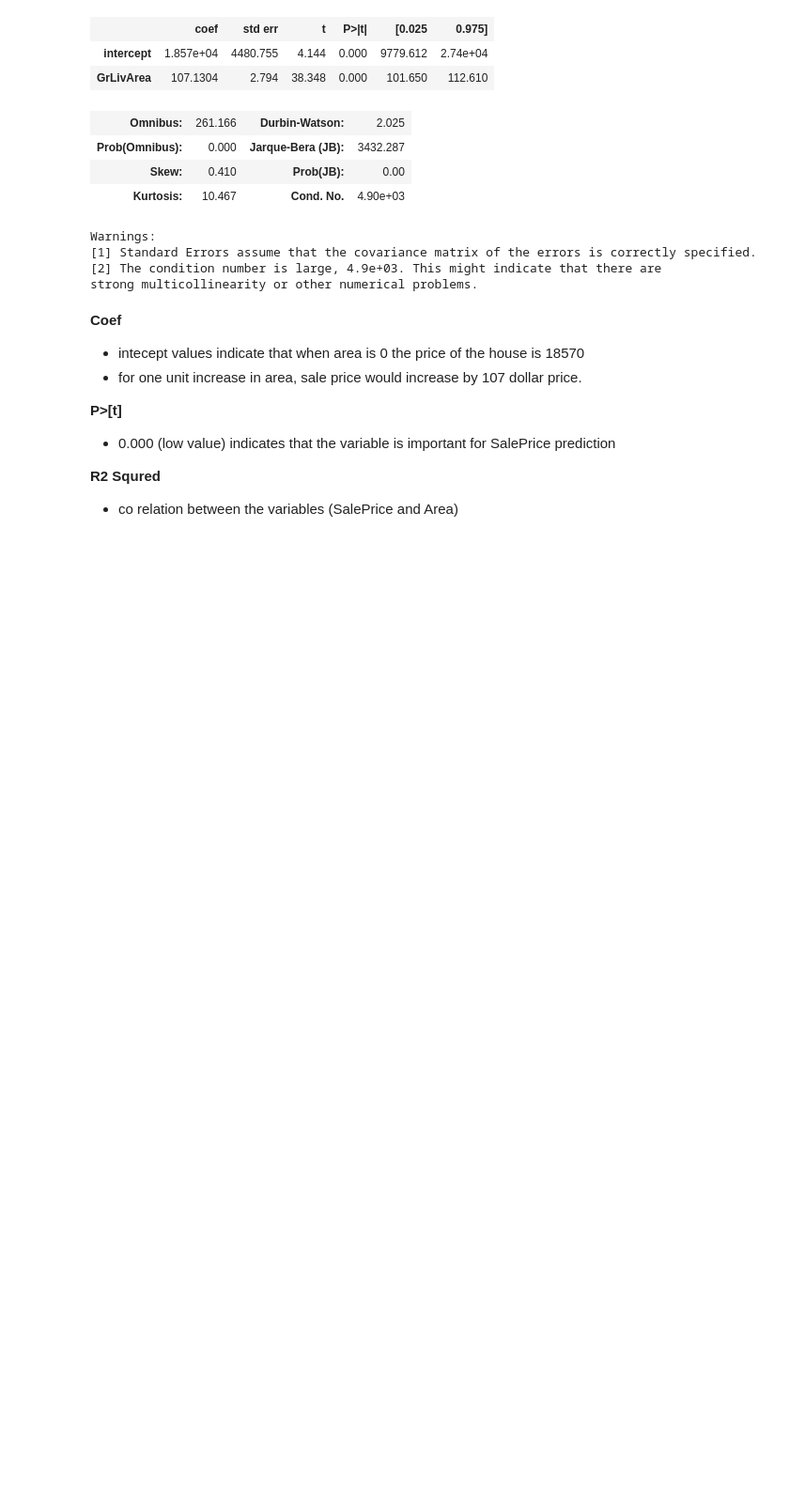
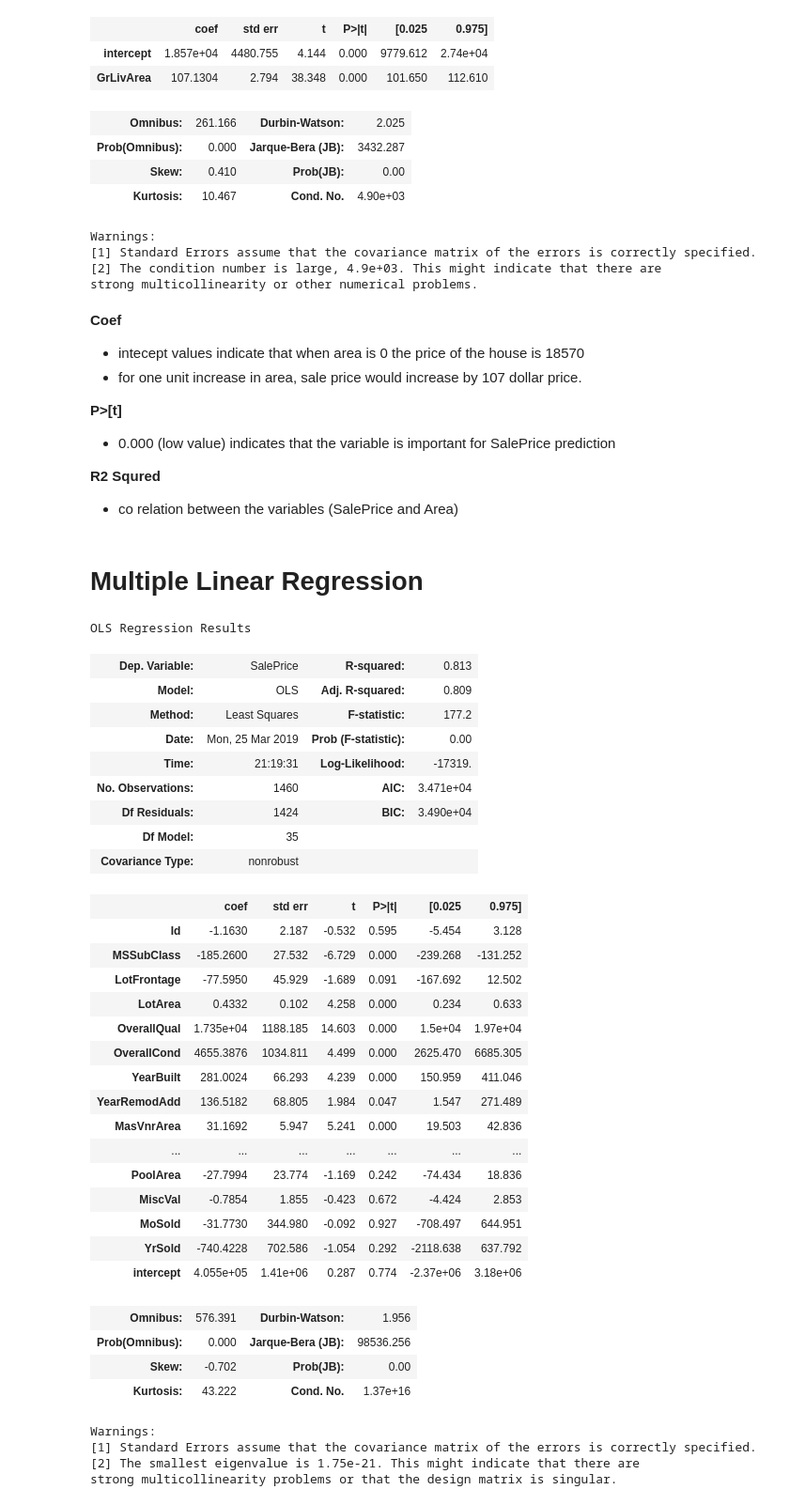
Before and after one commit to PadmarajBhat/DataAnalyst-1, a Jupyter notebook: Practical Statistics/Regression.ipynb, the cells around one changed output. Shown at 94% size. Drawn from its saved outputs; the diff is of its cells as text; code cells hidden in the pictures; blank space fills up the shorter version.

Commit message:
notes: multiple linear regression intro
- calculation logic for coefficient through statsmodel and through formula

```diff
--- a/Practical Statistics/Regression.ipynb
+++ b/Practical Statistics/Regression.ipynb
@@ -66,3 +66,48 @@ strong multicollinearity or other numerical problems.
 
 **R2 Squred**
 * co relation between the variables (SalePrice and Area)
+# %% [markdown]
+# Multiple Linear Regression
+# %%
+import numpy as np
+df.fillna(method='ffill', inplace=True)
+df_1 = df.drop('SalePrice',axis=1)
+lm_2 = sm.OLS(df['SalePrice'], df_1[df_1.select_dtypes(include=np.number).columns])
+# %%
+result_2 = lm_2.fit()
+result_2.summary()
+# %% [output]
+OLS Regression Results
+| Dep. Variable: | SalePrice | R-squared: | 0.813 |
+| Model: | OLS | Adj. R-squared: | 0.809 |
+| Method: | Least Squares | F-statistic: | 177.2 |
+| Date: | Mon, 25 Mar 2019 | Prob (F-statistic): | 0.00 |
+| Time: | 21:19:31 | Log-Likelihood: | -17319. |
+| No. Observations: | 1460 | AIC: | 3.471e+04 |
+| Df Residuals: | 1424 | BIC: | 3.490e+04 |
+| Df Model: | 35 |  |  |
+| Covariance Type: | nonrobust |  |  |
+|  | coef | std err | t | P>|t| | [0.025 | 0.975] |
+| Id | -1.1630 | 2.187 | -0.532 | 0.595 | -5.454 | 3.128 |
+| MSSubClass | -185.2600 | 27.532 | -6.729 | 0.000 | -239.268 | -131.252 |
+| LotFrontage | -77.5950 | 45.929 | -1.689 | 0.091 | -167.692 | 12.502 |
+| LotArea | 0.4332 | 0.102 | 4.258 | 0.000 | 0.234 | 0.633 |
+| OverallQual | 1.735e+04 | 1188.185 | 14.603 | 0.000 | 1.5e+04 | 1.97e+04 |
+| OverallCond | 4655.3876 | 1034.811 | 4.499 | 0.000 | 2625.470 | 6685.305 |
+| YearBuilt | 281.0024 | 66.293 | 4.239 | 0.000 | 150.959 | 411.046 |
+| YearRemodAdd | 136.5182 | 68.805 | 1.984 | 0.047 | 1.547 | 271.489 |
+| MasVnrArea | 31.1692 | 5.947 | 5.241 | 0.000 | 19.503 | 42.836 |
+| ... | ... | ... | ... | ... | ... | ... |
+| PoolArea | -27.7994 | 23.774 | -1.169 | 0.242 | -74.434 | 18.836 |
+| MiscVal | -0.7854 | 1.855 | -0.423 | 0.672 | -4.424 | 2.853 |
+| MoSold | -31.7730 | 344.980 | -0.092 | 0.927 | -708.497 | 644.951 |
+| YrSold | -740.4228 | 702.586 | -1.054 | 0.292 | -2118.638 | 637.792 |
+| intercept | 4.055e+05 | 1.41e+06 | 0.287 | 0.774 | -2.37e+06 | 3.18e+06 |
+| Omnibus: | 576.391 | Durbin-Watson: | 1.956 |
+| Prob(Omnibus): | 0.000 | Jarque-Bera (JB): | 98536.256 |
+| Skew: | -0.702 | Prob(JB): | 0.00 |
+| Kurtosis: | 43.222 | Cond. No. | 1.37e+16 |
+Warnings:
+[1] Standard Errors assume that the covariance matrix of the errors is correctly specified.
+[2] The smallest eigenvalue is 1.75e-21. This might indicate that there are
+strong multicollinearity problems or that the design matrix is singular.
```
Also changed, not shown: parts of 1 cell of this notebook.
